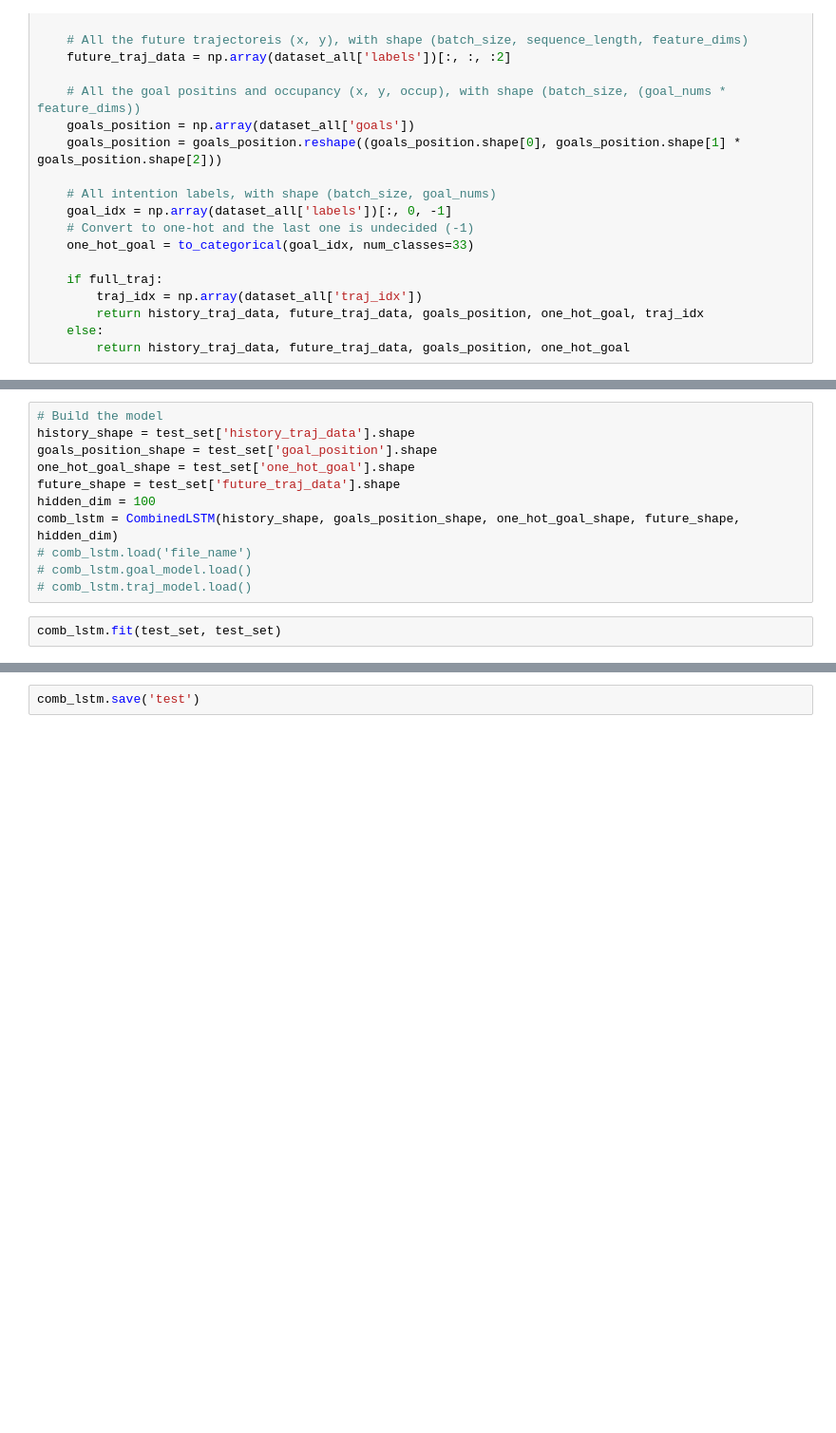
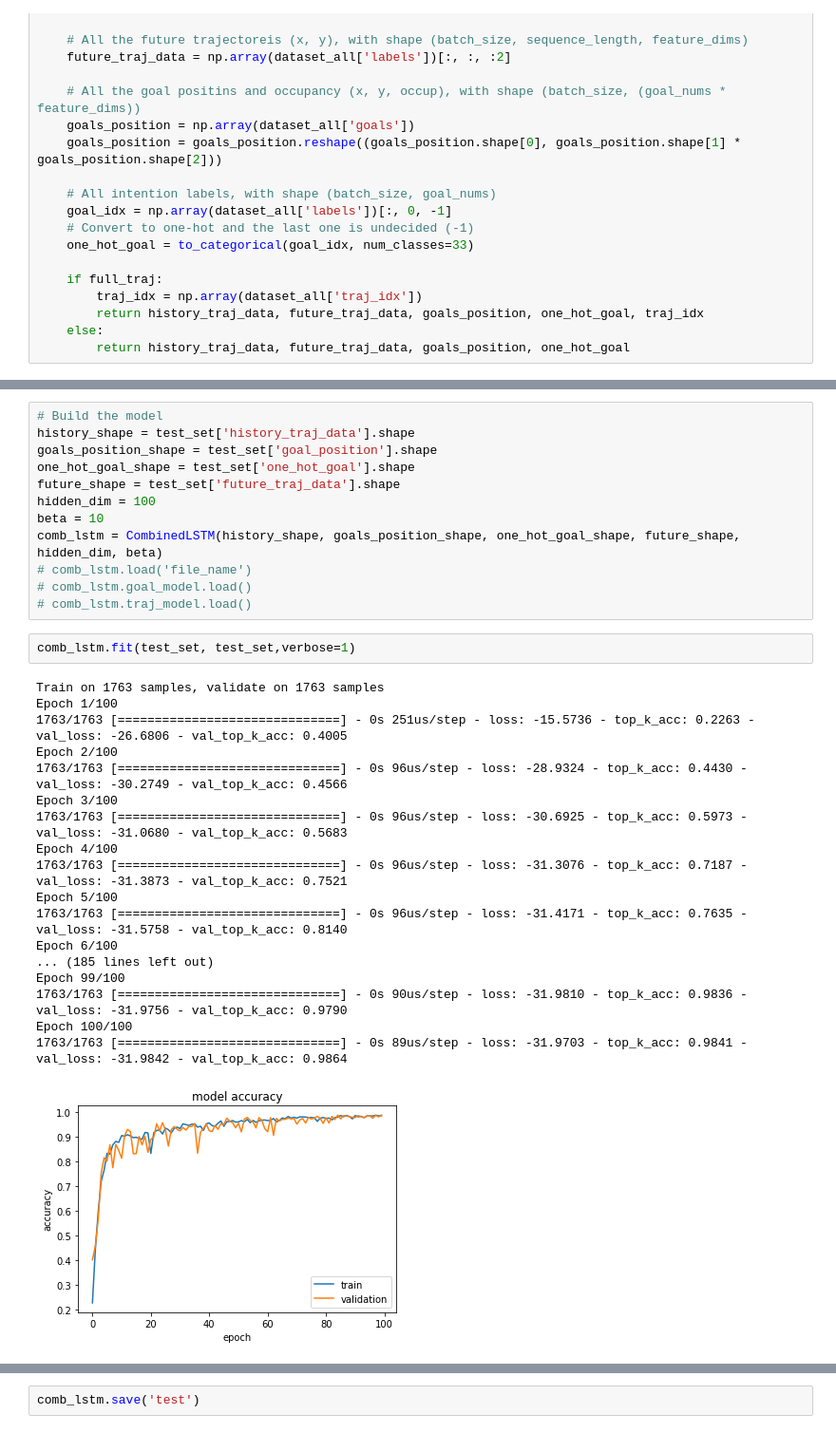
Before and after one commit to MPC-Berkeley/carla, a Jupyter notebook: PythonAPI/analysis/traj_viz.ipynb, the cells around one changed output, grey strips where cells are left out. Shown at 95% size. Cells and saved outputs as stored; diff of their text form; blank space fills up the shorter version.

```diff
--- a/PythonAPI/analysis/traj_viz.ipynb
+++ b/PythonAPI/analysis/traj_viz.ipynb
@@ -60,9 +58,29 @@ goals_position_shape = test_set['goal_position'].shape
 one_hot_goal_shape = test_set['one_hot_goal'].shape
 future_shape = test_set['future_traj_data'].shape
 hidden_dim = 100
-comb_lstm = CombinedLSTM(history_shape, goals_position_shape, one_hot_goal_shape, future_shape, hidden_dim)
+beta = 10
+comb_lstm = CombinedLSTM(history_shape, goals_position_shape, one_hot_goal_shape, future_shape, hidden_dim, beta)
 # comb_lstm.load('file_name')
 # comb_lstm.goal_model.load()
 # comb_lstm.traj_model.load()
 # %%
-comb_lstm.fit(test_set, test_set)
+comb_lstm.fit(test_set, test_set,verbose=1)
+# %% [output]
+Train on 1763 samples, validate on 1763 samples
+Epoch 1/100
+1763/1763 [==============================] - 0s 251us/step - loss: -15.5736 - top_k_acc: 0.2263 - val_loss: -26.6806 - val_top_k_acc: 0.4005
+Epoch 2/100
+1763/1763 [==============================] - 0s 96us/step - loss: -28.9324 - top_k_acc: 0.4430 - val_loss: -30.2749 - val_top_k_acc: 0.4566
+Epoch 3/100
+1763/1763 [==============================] - 0s 96us/step - loss: -30.6925 - top_k_acc: 0.5973 - val_loss: -31.0680 - val_top_k_acc: 0.5683
+Epoch 4/100
+1763/1763 [==============================] - 0s 96us/step - loss: -31.3076 - top_k_acc: 0.7187 - val_loss: -31.3873 - val_top_k_acc: 0.7521
+Epoch 5/100
+1763/1763 [==============================] - 0s 96us/step - loss: -31.4171 - top_k_acc: 0.7635 - val_loss: -31.5758 - val_top_k_acc: 0.8140
+Epoch 6/100
+... (185 lines left out)
+Epoch 99/100
+1763/1763 [==============================] - 0s 90us/step - loss: -31.9810 - top_k_acc: 0.9836 - val_loss: -31.9756 - val_top_k_acc: 0.9790
+Epoch 100/100
+1763/1763 [==============================] - 0s 89us/step - loss: -31.9703 - top_k_acc: 0.9841 - val_loss: -31.9842 - val_top_k_acc: 0.9864
+[figure, added]
```
Also changed, not shown: parts of 6 cells of this notebook, 1 other file.
